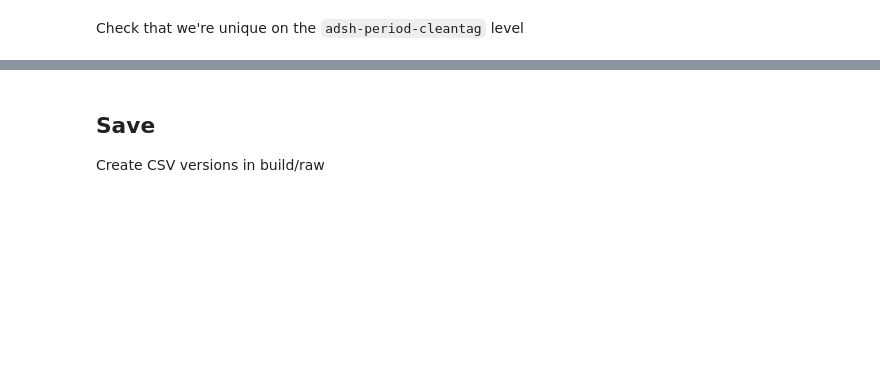
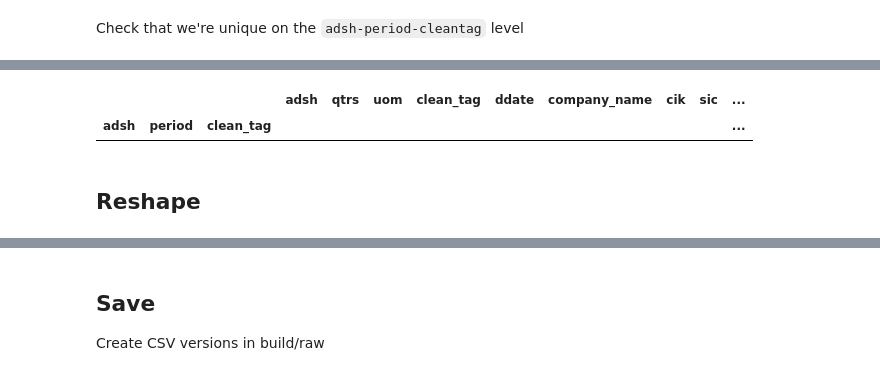
Before and after one commit to mixerupper/1001-term-project, a Jupyter notebook: code/02-build/01c-reshape-sec-data.ipynb, the cells around one changed output, grey strips where cells are left out. Drawn from its saved outputs; the diff is of its cells as text; code cells hidden in the pictures; blank space fills up the shorter version.

```diff
--- a/code/02-build/01c-reshape-sec-data.ipynb
+++ b/code/02-build/01c-reshape-sec-data.ipynb
@@ -79,2 +77,14 @@ sec_data.groupby(['adsh', 'period', 'clean_tag'])\
+# %%
+sec_data = sec_data.sort_values(['period', 'ddate']).drop_duplicates(['adsh', 'clean_tag', 'period'], keep = 'first')
+# %%
+sec_data.groupby(['adsh', 'period', 'clean_tag'])\
+    .nunique()\
+    .sort_values('value', ascending = False)\
+    .query("value > 1")
+# %% [output]
+|  |  |  | adsh | qtrs | uom | clean_tag | ddate | company_name | cik | sic | ... |
+| adsh | period | clean_tag |  |  |  |  |  |  |  |  | ... |
+# %% [markdown]
+## Reshape <a name="Reshape"></a>
 # %%
 sec_data_wide = sec_data.pivot_table(values = 'value',
```
Also changed, not shown: parts of 8 cells of this notebook, 2 other files.
